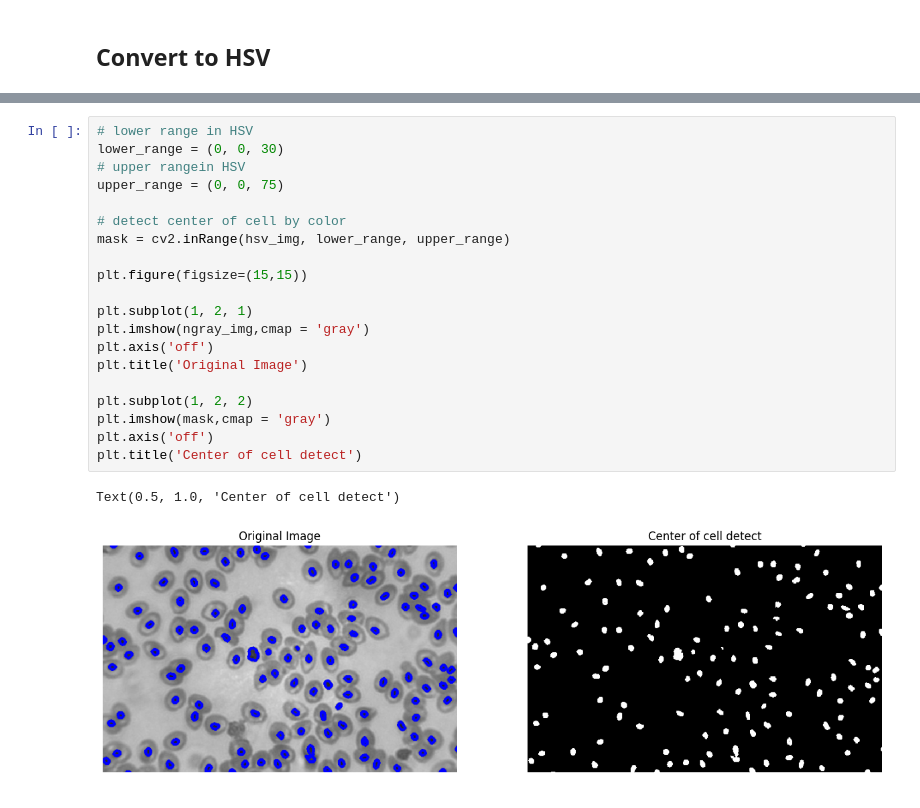
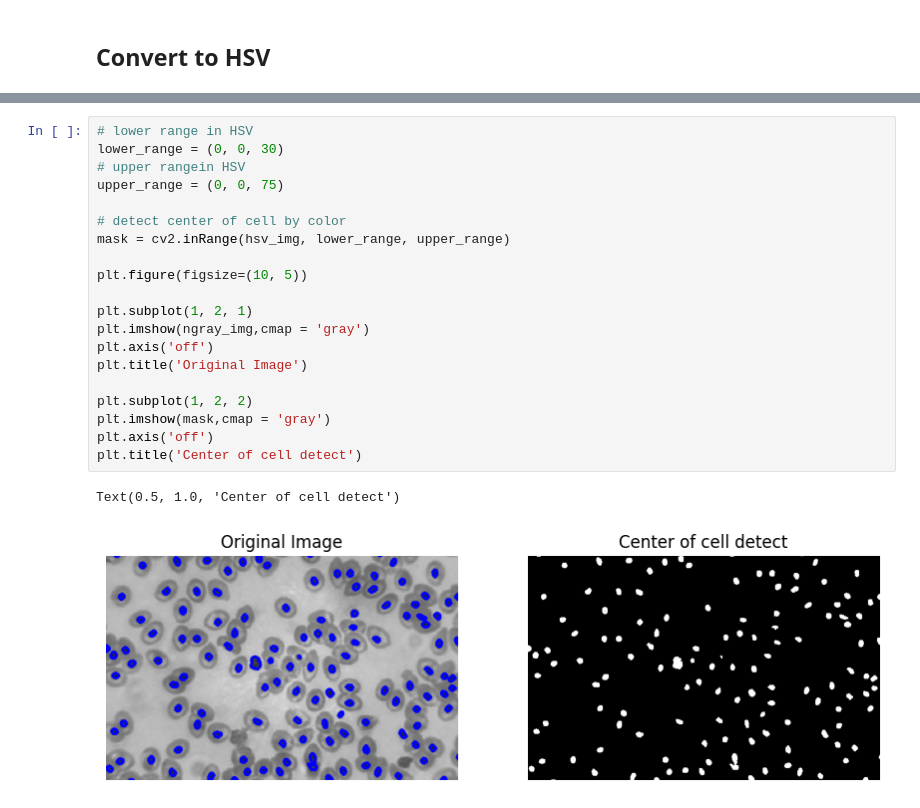
Before and after one commit to ThepokKung/Bloodcell_Detect, a Jupyter notebook: Bloodcell.ipynb, the cells around one changed output, grey strips where cells are left out. Cells and saved outputs as stored; diff of their text form.

```diff
--- a/Bloodcell.ipynb
+++ b/Bloodcell.ipynb
@@ -43,26 +44,26 @@ plt.show()
 # %%
 # lower range in HSV
 lower_range = (0, 0, 30)
 # upper rangein HSV
 upper_range = (0, 0, 75)
 
 # detect center of cell by color
 mask = cv2.inRange(hsv_img, lower_range, upper_range)
 
-plt.figure(figsize=(15,15))
+plt.figure(figsize=(10, 5))
 
 plt.subplot(1, 2, 1)
 plt.imshow(ngray_img,cmap = 'gray')
 plt.axis('off')
 plt.title('Original Image')
 
 plt.subplot(1, 2, 2)
 plt.imshow(mask,cmap = 'gray')
 plt.axis('off')
 plt.title('Center of cell detect')
 # %% [output]
 Text(0.5, 1.0, 'Center of cell detect')
-[figure, old version]
+[figure, new version]
 # %%
 # find contouts in picture
 contours,h = cv2.findContours(mask,1,2)
```
Also changed, not shown: parts of 3 cells of this notebook.
